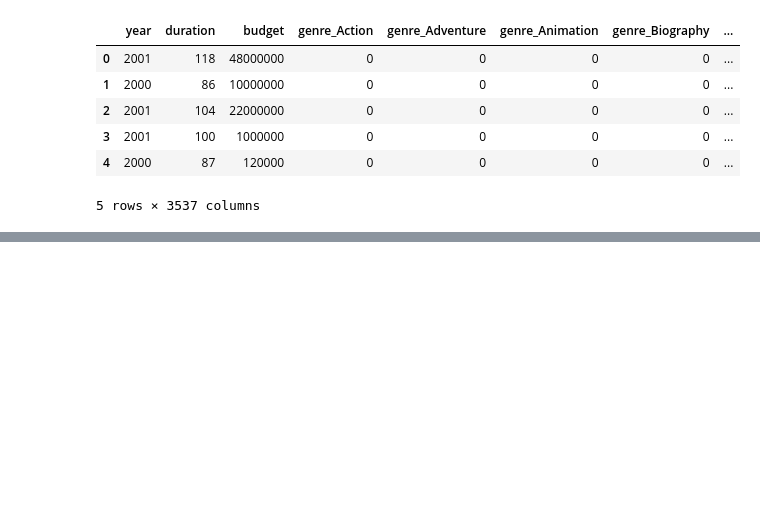
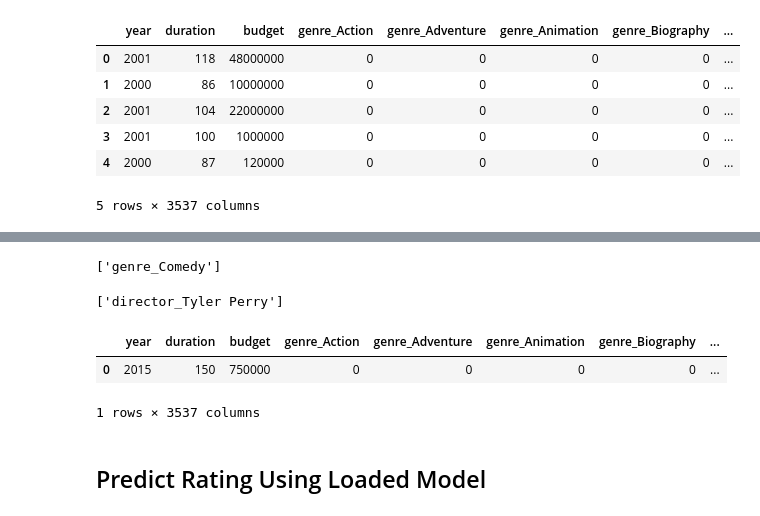
Before and after one commit to dclarke044/Final_Project, a Jupyter notebook: ML Models/rf_model.ipynb, the cells around one changed output, grey strips where cells are left out. Drawn from its saved outputs; the diff is of its cells as text; code cells hidden in the pictures; blank space fills up the shorter version.

```diff
--- a/ML Models/rf_model.ipynb
+++ b/ML Models/rf_model.ipynb
@@ -241,0 +248,7 @@ Name: 0, dtype: int64
+# %%
+# Example test case from inputs on website
+test_case = [2015, 150, 750000, "Comedy", "Tyler Perry"]
+# %%
+# Assign column names to variable
+c = empty_test.columns
+c
@@ -242 +266,21 @@ Name: 0, dtype: int64
+# %%
+# List comprehension to get correct column for genre and director to change to 1
+display([c for c in empty_test if c.endswith(test_case[3])])
+[c for c in empty_test if c.endswith(test_case[4])]
+# %% [output]
+['genre_Comedy']
+['director_Tyler Perry']
+# %%
+empty_test['year'] = test_case[0]
+empty_test['duration'] = test_case[1]
+empty_test['budget'] = test_case[2]
+empty_test[[c for c in empty_test if c.endswith(test_case[3])]] = 1
+empty_test[[c for c in empty_test if c.endswith(test_case[4])]] = 1
+empty_test
+# %% [output]
+|  | year | duration | budget | genre_Action | genre_Adventure | genre_Animation | genre_Biography | ... |
+| 0 | 2015 | 150 | 750000 | 0 | 0 | 0 | 0 | ... |
+1 rows × 3537 columns
+# %% [markdown]
+## Predict Rating Using Loaded Model
 # %%
```
Also changed, not shown: parts of 13 cells of this notebook, 1 other file.
